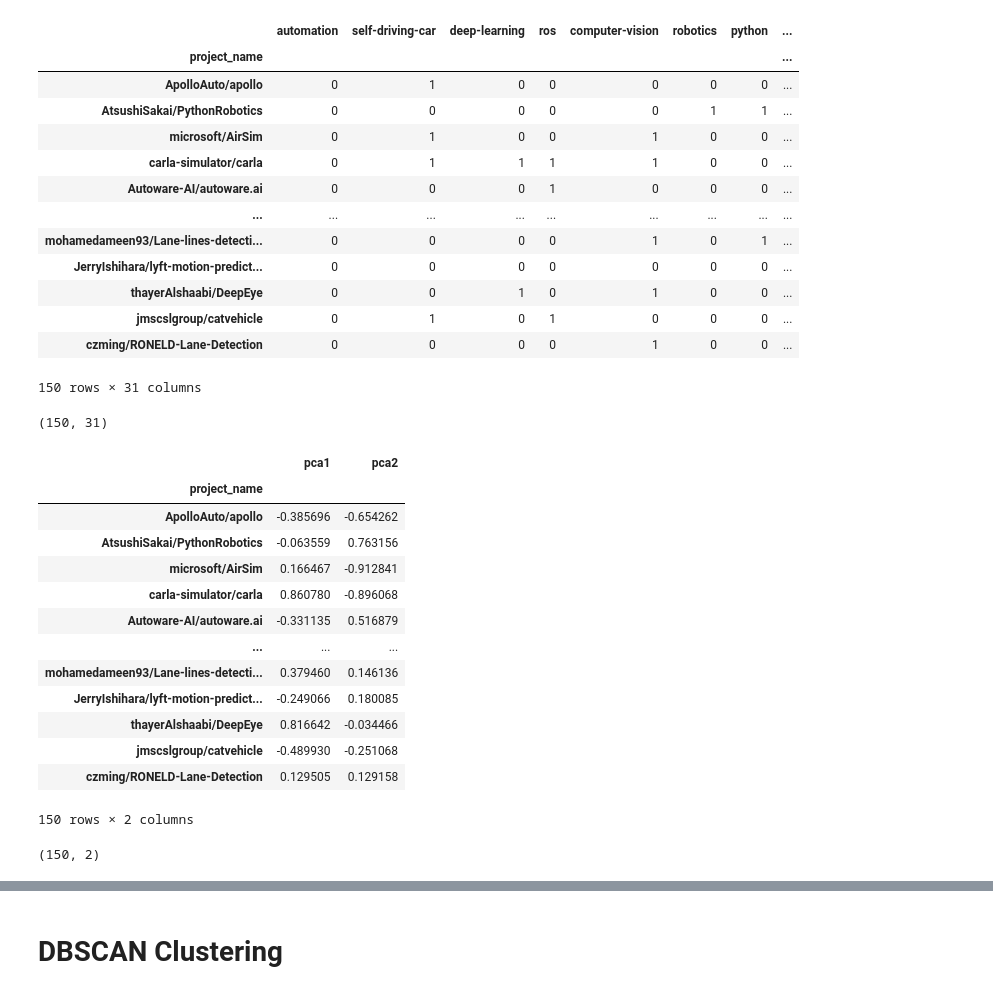
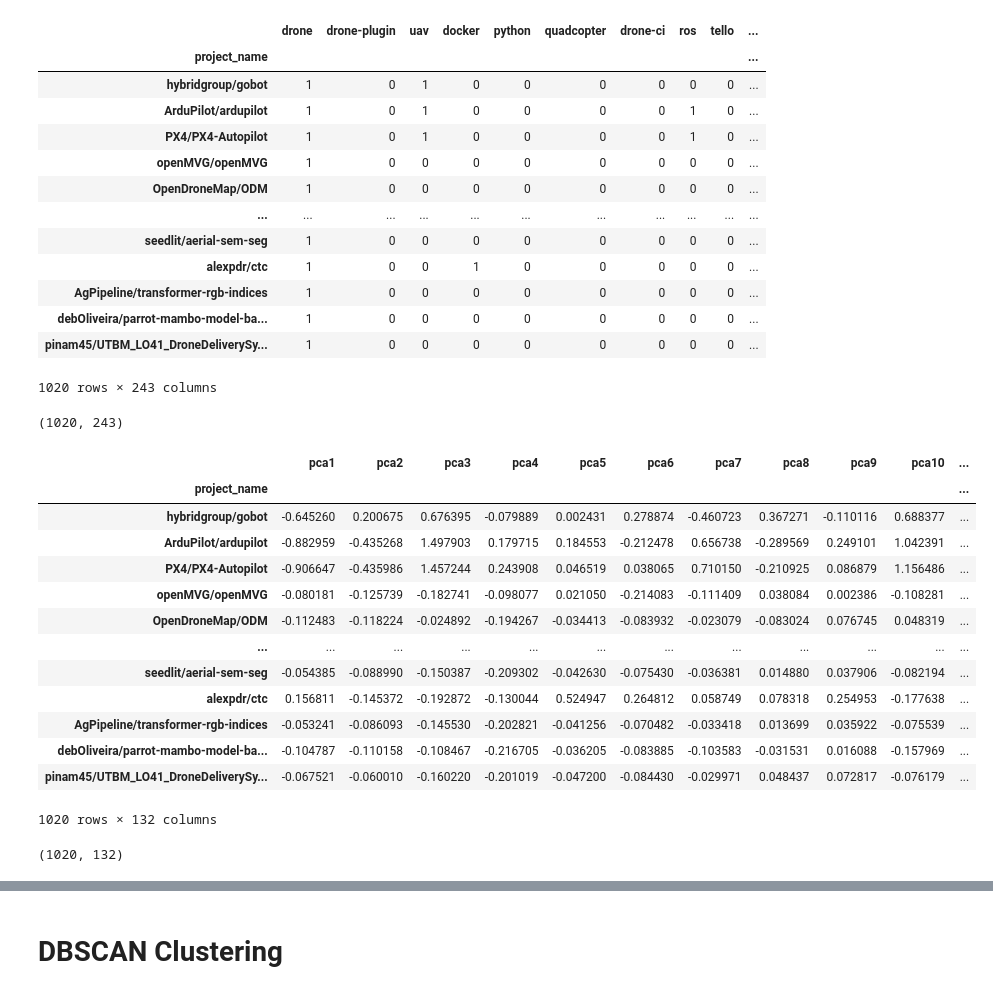
Before and after one commit to park1997/GitHub_Crawling_TextMining_Project, a Jupyter notebook: ParkByeongHyeon/Github_clustering.ipynb, the cells around one changed output, grey strips where cells are left out. Saved outputs shown, nothing was run; the diff lists cells and outputs as text; code cells hidden in the pictures.

```diff
--- a/ParkByeongHyeon/Github_clustering.ipynb
+++ b/ParkByeongHyeon/Github_clustering.ipynb
@@ -10,7 +10,7 @@ from sklearn.cluster import DBSCAN
 %matplotlib inline
 # %%
 # df = pd.read_excel("Topics_stars10000_project_keyword.xlsx") #star>10000개가 있는 Df
-df = pd.read_excel("Topics_keywords.xlsx")   # vehicle Data가 들은 Df
+df = pd.read_excel("Topics_Drone.xlsx")   # vehicle Data가 들은 Df
 df.drop_duplicates(['project_name'])
 df.head(50)
 # %% [output]
@@ -151,7 +151,7 @@ for idx,j in enumerate(df['topic_keyword']):
 topic_dic = sorted(topic_dic.items(), key=lambda x: x[1], reverse=True)
 # 218번 index 까지 5번 나오는 topic 임
 # 몇번까지 나오는것을 feature로 사용할 것인지?
-num_of_word = 5
+num_of_word = 4
 end_index = 0
 for idx,item in enumerate(topic_dic):
     if item[1] < num_of_word:
@@ -237,18 +237,18 @@ for idx,topics in enumerate(df['topic_keyword']):
             df_vector.loc[df['project_name'][idx],topic] += 1
 df_vector
 # %% [output]
-|  | automation | self-driving-car | deep-learning | ros | computer-vision | robotics | python | ... |
-| project_name |  |  |  |  |  |  |  | ... |
-| ApolloAuto/apollo | 0 | 1 | 0 | 0 | 0 | 0 | 0 | ... |
-| AtsushiSakai/PythonRobotics | 0 | 0 | 0 | 0 | 0 | 1 | 1 | ... |
-| microsoft/AirSim | 0 | 1 | 0 | 0 | 1 | 0 | 0 | ... |
-| carla-simulator/carla | 0 | 1 | 1 | 1 | 1 | 0 | 0 | ... |
-| Autoware-AI/autoware.ai | 0 | 0 | 0 | 1 | 0 | 0 | 0 | ... |
-| ... | ... | ... | ... | ... | ... | ... | ... | ... |
-| mohamedameen93/Lane-lines-detecti... | 0 | 0 | 0 | 0 | 1 | 0 | 1 | ... |
-| JerryIshihara/lyft-motion-predict... | 0 | 0 | 0 | 0 | 0 | 0 | 0 | ... |
-| thayerAlshaabi/DeepEye | 0 | 0 | 1 | 0 | 1 | 0 | 0 | ... |
-| jmscslgroup/catvehicle | 0 | 1 | 0 | 1 | 0 | 0 | 0 | ... |
-| czming/RONELD-Lane-Detection | 0 | 0 | 0 | 0 | 1 | 0 | 0 | ... |
+|  | drone | drone-plugin | uav | docker | python | quadcopter | drone-ci | ros | tello | ... |
+| project_name |  |  |  |  |  |  |  |  |  | ... |
+| hybridgroup/gobot | 1 | 0 | 1 | 0 | 0 | 0 | 0 | 0 | 0 | ... |
+| ArduPilot/ardupilot | 1 | 0 | 1 | 0 | 0 | 0 | 0 | 1 | 0 | ... |
+| PX4/PX4-Autopilot | 1 | 0 | 1 | 0 | 0 | 0 | 0 | 1 | 0 | ... |
+| openMVG/openMVG | 1 | 0 | 0 | 0 | 0 | 0 | 0 | 0 | 0 | ... |
+| OpenDroneMap/ODM | 1 | 0 | 0 | 0 | 0 | 0 | 0 | 0 | 0 | ... |
+| ... | ... | ... | ... | ... | ... | ... | ... | ... | ... | ... |
+| seedlit/aerial-sem-seg | 1 | 0 | 0 | 0 | 0 | 0 | 0 | 0 | 0 | ... |
+| alexpdr/ctc | 1 | 0 | 0 | 1 | 0 | 0 | 0 | 0 | 0 | ... |
+| AgPipeline/transformer-rgb-indices | 1 | 0 | 0 | 0 | 0 | 0 | 0 | 0 | 0 | ... |
+| debOliveira/parrot-mambo-model-ba... | 1 | 0 | 0 | 0 | 0 | 0 | 0 | 0 | 0 | ... |
+| pinam45/UTBM_LO41_DroneDeliverySy... | 1 | 0 | 0 | 0 | 0 | 0 | 0 | 0 | 0 | ... |
-150 rows × 31 columns
+1020 rows × 243 columns
 # %%
@@ -265,36 +265,36 @@ df_vector.to_excel("packages_vectors.xlsx",index=False)
 # %%
 df_vector.shape
 # %% [output]
-(150, 31)
+(1020, 243)
 # %%
 # 차원축소를 하지 않고도 PCA를 돌려봐보기
 
 # 정보량이 95% 인 만큼의 칼럼수가 134임
-pca = PCA(n_components=2)
+pca = PCA(n_components=132)
 df_pca = pca.fit_transform(df_vector)
 df_pca = pd.DataFrame(df_pca, index=df_vector.index,
                       columns=[f"pca{num+1}" for num in range(df_pca.shape[1])])
 
 df_pca
 # %% [output]
-|  | pca1 | pca2 |
-| project_name |  |  |
-| ApolloAuto/apollo | -0.385696 | -0.654262 |
-| AtsushiSakai/PythonRobotics | -0.063559 | 0.763156 |
-| microsoft/AirSim | 0.166467 | -0.912841 |
-| carla-simulator/carla | 0.860780 | -0.896068 |
-| Autoware-AI/autoware.ai | -0.331135 | 0.516879 |
-| ... | ... | ... |
-| mohamedameen93/Lane-lines-detecti... | 0.379460 | 0.146136 |
-| JerryIshihara/lyft-motion-predict... | -0.249066 | 0.180085 |
-| thayerAlshaabi/DeepEye | 0.816642 | -0.034466 |
-| jmscslgroup/catvehicle | -0.489930 | -0.251068 |
-| czming/RONELD-Lane-Detection | 0.129505 | 0.129158 |
+|  | pca1 | pca2 | pca3 | pca4 | pca5 | pca6 | pca7 | pca8 | pca9 | pca10 | ... |
+| project_name |  |  |  |  |  |  |  |  |  |  | ... |
+| hybridgroup/gobot | -0.645260 | 0.200675 | 0.676395 | -0.079889 | 0.002431 | 0.278874 | -0.460723 | 0.367271 | -0.110116 | 0.688377 | ... |
+| ArduPilot/ardupilot | -0.882959 | -0.435268 | 1.497903 | 0.179715 | 0.184553 | -0.212478 | 0.656738 | -0.289569 | 0.249101 | 1.042391 | ... |
+| PX4/PX4-Autopilot | -0.906647 | -0.435986 | 1.457244 | 0.243908 | 0.046519 | 0.038065 | 0.710150 | -0.210925 | 0.086879 | 1.156486 | ... |
+| openMVG/openMVG | -0.080181 | -0.125739 | -0.182741 | -0.098077 | 0.021050 | -0.214083 | -0.111409 | 0.038084 | 0.002386 | -0.108281 | ... |
+| OpenDroneMap/ODM | -0.112483 | -0.118224 | -0.024892 | -0.194267 | -0.034413 | -0.083932 | -0.023079 | -0.083024 | 0.076745 | 0.048319 | ... |
+| ... | ... | ... | ... | ... | ... | ... | ... | ... | ... | ... | ... |
+| seedlit/aerial-sem-seg | -0.054385 | -0.088990 | -0.150387 | -0.209302 | -0.042630 | -0.075430 | -0.036381 | 0.014880 | 0.037906 | -0.082194 | ... |
+| alexpdr/ctc | 0.156811 | -0.145372 | -0.192872 | -0.130044 | 0.524947 | 0.264812 | 0.058749 | 0.078318 | 0.254953 | -0.177638 | ... |
+| AgPipeline/transformer-rgb-indices | -0.053241 | -0.086093 | -0.145530 | -0.202821 | -0.041256 | -0.070482 | -0.033418 | 0.013699 | 0.035922 | -0.075539 | ... |
+| debOliveira/parrot-mambo-model-ba... | -0.104787 | -0.110158 | -0.108467 | -0.216705 | -0.036205 | -0.083885 | -0.103583 | -0.031531 | 0.016088 | -0.157969 | ... |
+| pinam45/UTBM_LO41_DroneDeliverySy... | -0.067521 | -0.060010 | -0.160220 | -0.201019 | -0.047200 | -0.084430 | -0.029971 | 0.048437 | 0.072817 | -0.076179 | ... |
-150 rows × 2 columns
+1020 rows × 132 columns
 # %%
 df_pca.shape
 # %% [output]
-(150, 2)
+(1020, 132)
 # %%
 np.array(df_pca)[:,0]
 # %% [output]
```
Also changed, not shown: parts of 31 cells of this notebook, 20 other files.
